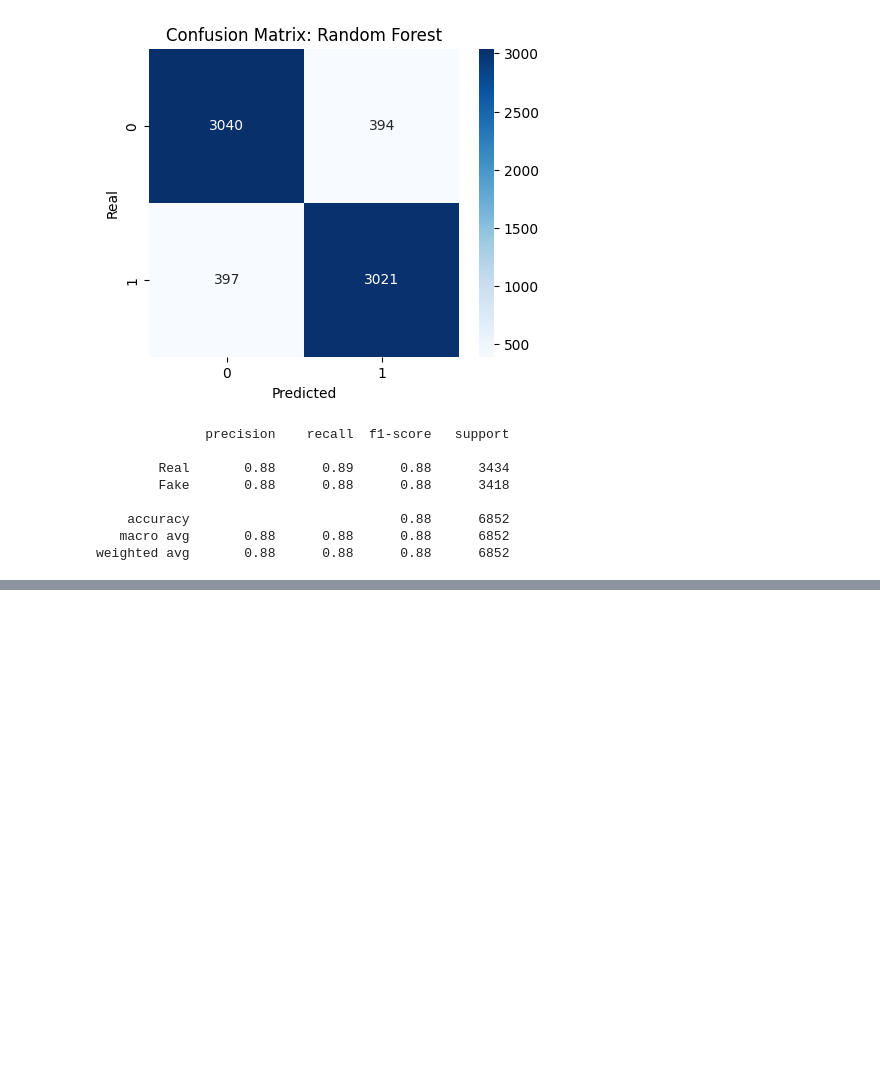
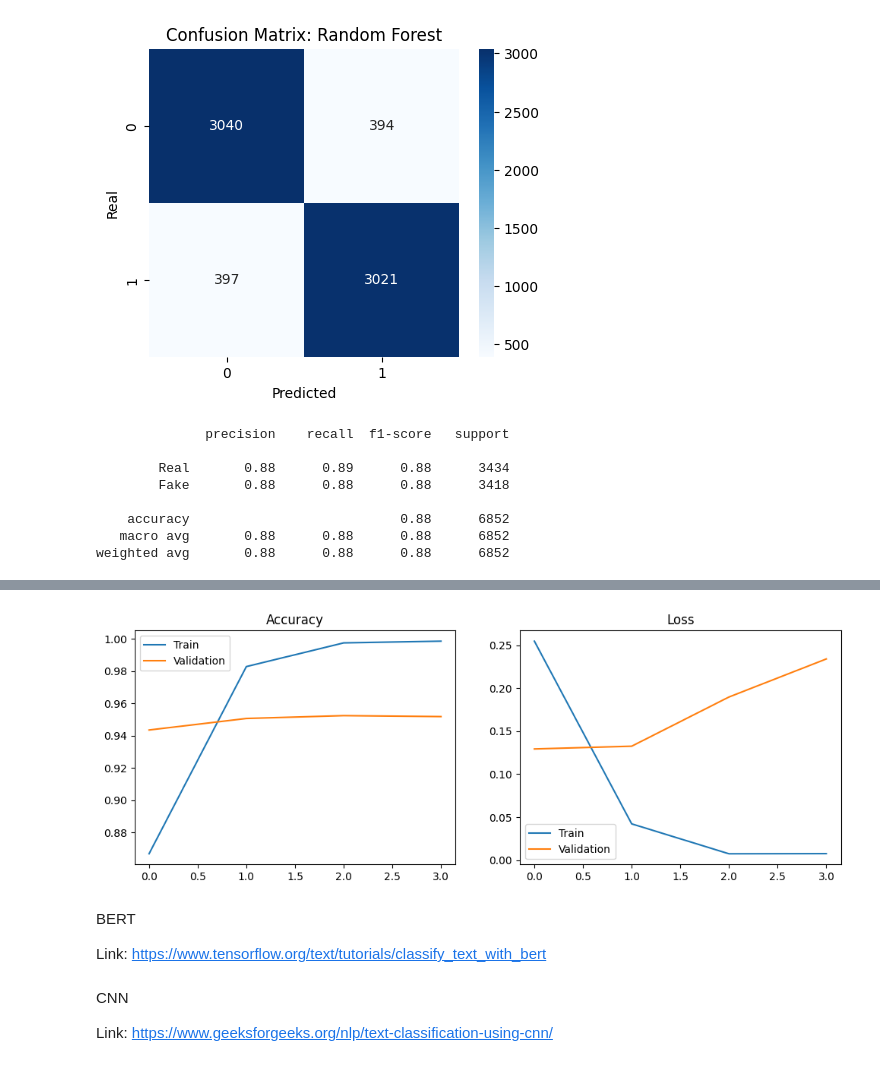
Before and after one commit to elizabeth-wolfsohn/fake_news_detection, a Jupyter notebook: dataset.ipynb, the cells around one changed output, grey strips where cells are left out. Drawn from its saved outputs; the diff is of its cells as text; code cells hidden in the pictures; blank space fills up the shorter version.

```diff
--- a/dataset.ipynb
+++ b/dataset.ipynb
@@ -303,0 +450,22 @@ weighted avg       0.88      0.88      0.88      6852
+# %%
+def check_train_val_process(history): #check overfitting by displaying accuracy & loss curves during train & validation phases
+    plt.figure(figsize=(12, 4))
+
+    plt.subplot(1, 2, 1)
+    plt.plot(history.history['accuracy'], label='Train')
+    plt.plot(history.history['val_accuracy'], label='Validation')
+    plt.title('Accuracy'); plt.legend()
+
+    plt.subplot(1, 2, 2)
+    plt.plot(history.history['loss'], label='Train')
+    plt.plot(history.history['val_loss'], label='Validation')
+    plt.title('Loss'); plt.legend()
+    plt.show()
+# %%
+check_train_val_process(history)
+# %% [output]
+[figure, added]
+# %% [markdown]
+BERT
+
+Link: https://www.tensorflow.org/text/tutorials/classify_text_with_bert
@@ -303,0 +486,4 @@ weighted avg       0.88      0.88      0.88      6852
+# %% [markdown]
+CNN
+
+Link: https://www.geeksforgeeks.org/nlp/text-classification-using-cnn/
```
Also changed, not shown: parts of 8 cells of this notebook.
